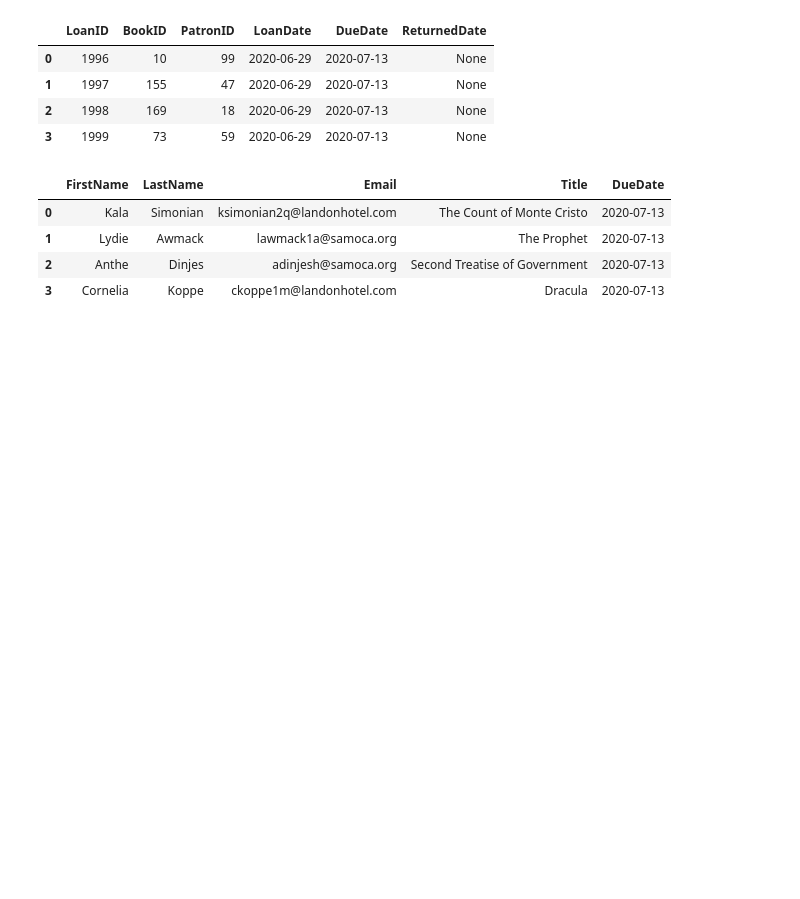
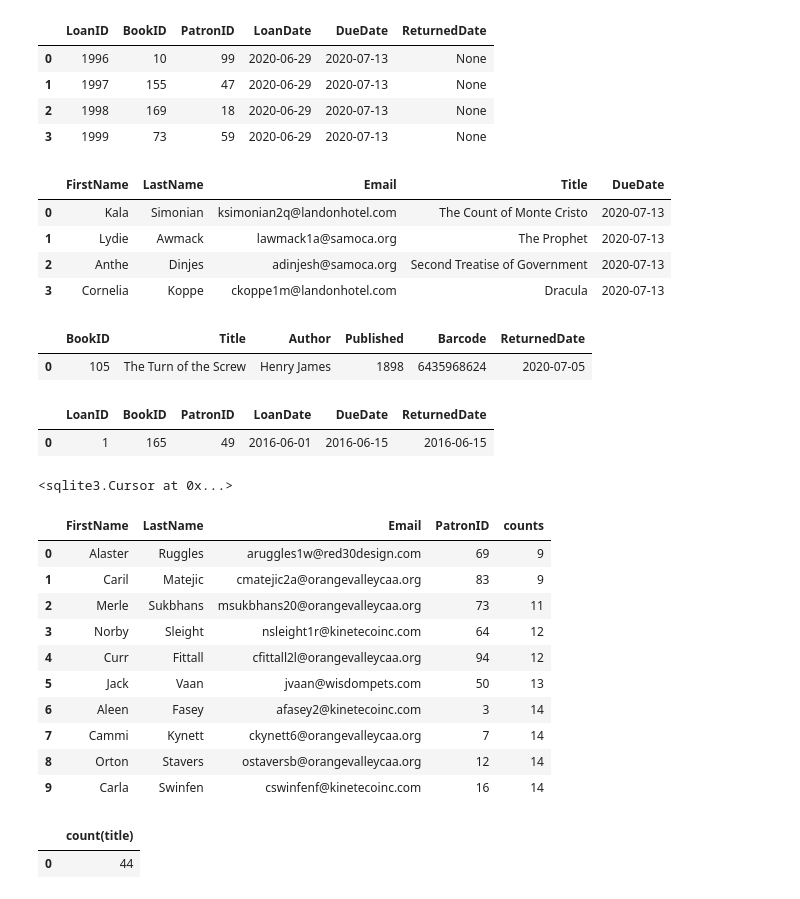
Before and after one commit to julia-claira/Show_Dashboard, a Jupyter notebook: Untitled.ipynb, the cells around one changed output. Drawn from its saved outputs; the diff is of its cells as text; code cells hidden in the pictures; blank space fills up the shorter version.

```diff
--- a/Untitled.ipynb
+++ b/Untitled.ipynb
@@ -415,3 +415,49 @@ where (l.duedate="2020-07-13") and (l.returneddate is null)',con2)
 | 1 | Lydie | Awmack | lawmack1a@samoca.org | The Prophet | 2020-07-13 |
 | 2 | Anthe | Dinjes | adinjesh@samoca.org | Second Treatise of Government | 2020-07-13 |
 | 3 | Cornelia | Koppe | ckoppe1m@landonhotel.com | Dracula | 2020-07-13 |
+# %%
+pd.read_sql_query('\
+select b.*,l.returneddate from books b \
+join loans l on l.bookid=b.bookid \
+where (b.barcode=6435968624 or b.barcode=5677520613) and (l.returneddate ="2020-07-05")',con2)
+# %% [output]
+|  | BookID | Title | Author | Published | Barcode | ReturnedDate |
+| 0 | 105 | The Turn of the Screw | Henry James | 1898 | 6435968624 | 2020-07-05 |
+# %%
+ pd.read_sql_query('select * from loans',con2).head(1)
+# %% [output]
+|  | LoanID | BookID | PatronID | LoanDate | DueDate | ReturnedDate |
+| 0 | 1 | 165 | 49 | 2016-06-01 | 2016-06-15 | 2016-06-15 |
+# %%
+cursor2.execute('\
+update loans \
+set returneddate="2020-07-06" \
+where bookid=(select bookid from books where (barcode=6435968624) and (barcode=5677520613)) \
+and returneddate="2020-07-05"')
+# %% [output]
+<sqlite3.Cursor at 0x...>
+# %%
+pd.read_sql_query('\
+select p.*,my_count.counts from patrons as p \
+join (\
+select l.patronid,count(l.loanid) as counts from loans l \
+group by l.patronid) as my_count \
+on my_count.patronid=p.patronid order by counts limit 10\
+',con2)
+# %% [output]
+|  | FirstName | LastName | Email | PatronID | counts |
+| 0 | Alaster | Ruggles | aruggles1w@red30design.com | 69 | 9 |
+| 1 | Caril | Matejic | cmatejic2a@orangevalleycaa.org | 83 | 9 |
+| 2 | Merle | Sukbhans | msukbhans20@orangevalleycaa.org | 73 | 11 |
+| 3 | Norby | Sleight | nsleight1r@kinetecoinc.com | 64 | 12 |
+| 4 | Curr | Fittall | cfittall2l@orangevalleycaa.org | 94 | 12 |
+| 5 | Jack | Vaan | jvaan@wisdompets.com | 50 | 13 |
+| 6 | Aleen | Fasey | afasey2@kinetecoinc.com | 3 | 14 |
+| 7 | Cammi | Kynett | ckynett6@orangevalleycaa.org | 7 | 14 |
+| 8 | Orton | Stavers | ostaversb@orangevalleycaa.org | 12 | 14 |
+| 9 | Carla | Swinfen | cswinfenf@kinetecoinc.com | 16 | 14 |
+# %%
+pd.read_sql_query('select count(title) from books where published>=1890 and published<=1899',con2)
+# %% [output]
+|  | count(title) |
+| 0 | 44 |
```
Also changed, not shown: parts of 4 cells of this notebook, 5 other files.
